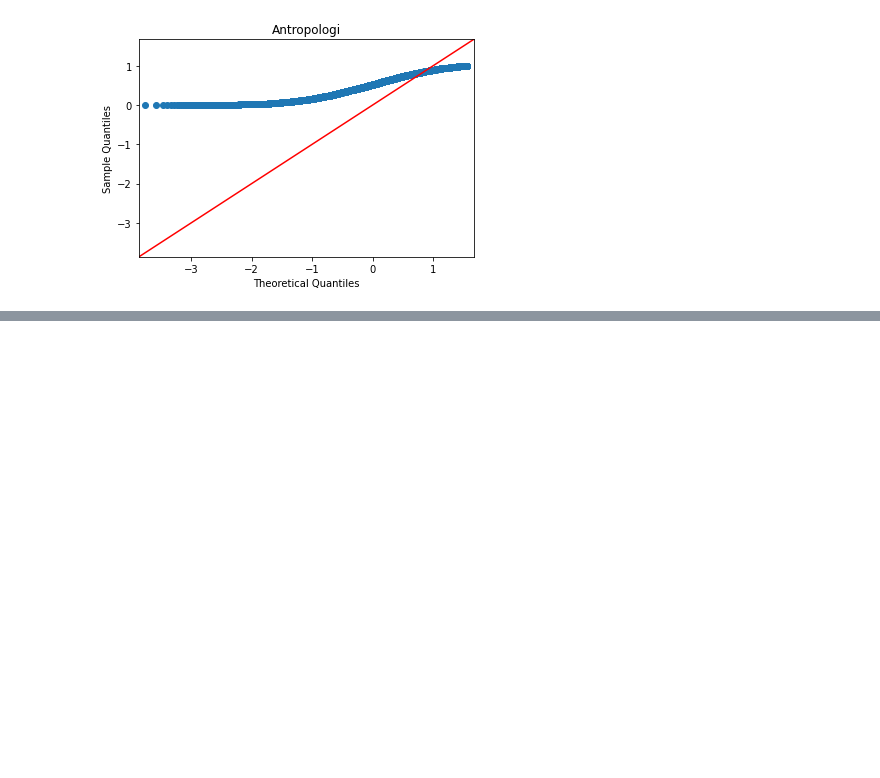
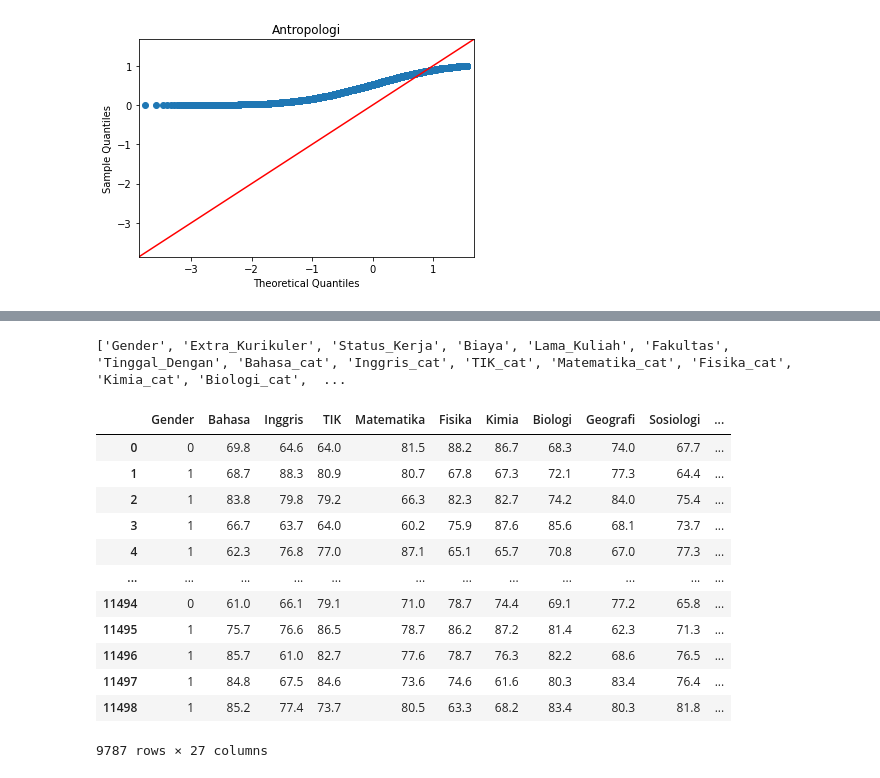
Before and after one commit to Xwyzworms/Diagnostic_Reasoning_HouseRent, a Jupyter notebook: Analisis_1.ipynb, the cells around one changed output, grey strips where cells are left out. Cells and saved outputs as stored; diff of their text form; code cells hidden in the pictures; blank space fills up the shorter version.

```diff
--- a/Analisis_1.ipynb
+++ b/Analisis_1.ipynb
@@ -420,0 +367,35 @@ df_train_copy_cleaned
+# %%
+reload()
+categoricalCols = [
+    "Gender",
+    "Extra_Kurikuler",
+    "Status_Kerja",
+    "Biaya",
+    "Lama_Kuliah",
+    "Fakultas",
+    "Tinggal_Dengan"
+]
+categoricalCols+=["Bahasa_cat", "Inggris_cat", "TIK_cat",
+                     "Matematika_cat", "Fisika_cat",
+                     "Kimia_cat", "Biologi_cat", "Geografi_cat", "Sosiologi_cat","Antropologi_cat"]
+print(categoricalCols)
+df_Categorize = util_preprocessing.cutDf(df_train_copy.iloc[:,:-2], 3, numCols).copy()
+df_Categorize["Lama_Kuliah"] = df_train_copy["Lama_Kuliah"]
+df_Categorize["Fakultas"] = df_train_copy["Fakultas"]
+df_train_copy_cleaned, catEncoder = util_preprocessing.encodeCategoricalColumn(df_Categorize, categoricalCols)
+df_train_copy_cleaned
+# %% [output]
+['Gender', 'Extra_Kurikuler', 'Status_Kerja', 'Biaya', 'Lama_Kuliah', 'Fakultas', 'Tinggal_Dengan', 'Bahasa_cat', 'Inggris_cat', 'TIK_cat', 'Matematika_cat', 'Fisika_cat', 'Kimia_cat', 'Biologi_cat',  ...
+|  | Gender | Bahasa | Inggris | TIK | Matematika | Fisika | Kimia | Biologi | Geografi | Sosiologi | ... |
+| 0 | 0 | 69.8 | 64.6 | 64.0 | 81.5 | 88.2 | 86.7 | 68.3 | 74.0 | 67.7 | ... |
+| 1 | 1 | 68.7 | 88.3 | 80.9 | 80.7 | 67.8 | 67.3 | 72.1 | 77.3 | 64.4 | ... |
+| 2 | 1 | 83.8 | 79.8 | 79.2 | 66.3 | 82.3 | 82.7 | 74.2 | 84.0 | 75.4 | ... |
+| 3 | 1 | 66.7 | 63.7 | 64.0 | 60.2 | 75.9 | 87.6 | 85.6 | 68.1 | 73.7 | ... |
+| 4 | 1 | 62.3 | 76.8 | 77.0 | 87.1 | 65.1 | 65.7 | 70.8 | 67.0 | 77.3 | ... |
+| ... | ... | ... | ... | ... | ... | ... | ... | ... | ... | ... | ... |
+| 11494 | 0 | 61.0 | 66.1 | 79.1 | 71.0 | 78.7 | 74.4 | 69.1 | 77.2 | 65.8 | ... |
+| 11495 | 1 | 75.7 | 76.6 | 86.5 | 78.7 | 86.2 | 87.2 | 81.4 | 62.3 | 71.3 | ... |
+| 11496 | 1 | 85.7 | 61.0 | 82.7 | 77.6 | 78.7 | 76.3 | 82.2 | 68.6 | 76.5 | ... |
+| 11497 | 1 | 84.8 | 67.5 | 84.6 | 73.6 | 74.6 | 61.6 | 80.3 | 83.4 | 76.4 | ... |
+| 11498 | 1 | 85.2 | 77.4 | 73.7 | 80.5 | 63.3 | 68.2 | 83.4 | 80.3 | 81.8 | ... |
+9787 rows × 27 columns
```
Also changed, not shown: parts of 27 cells of this notebook, 3 other files.
